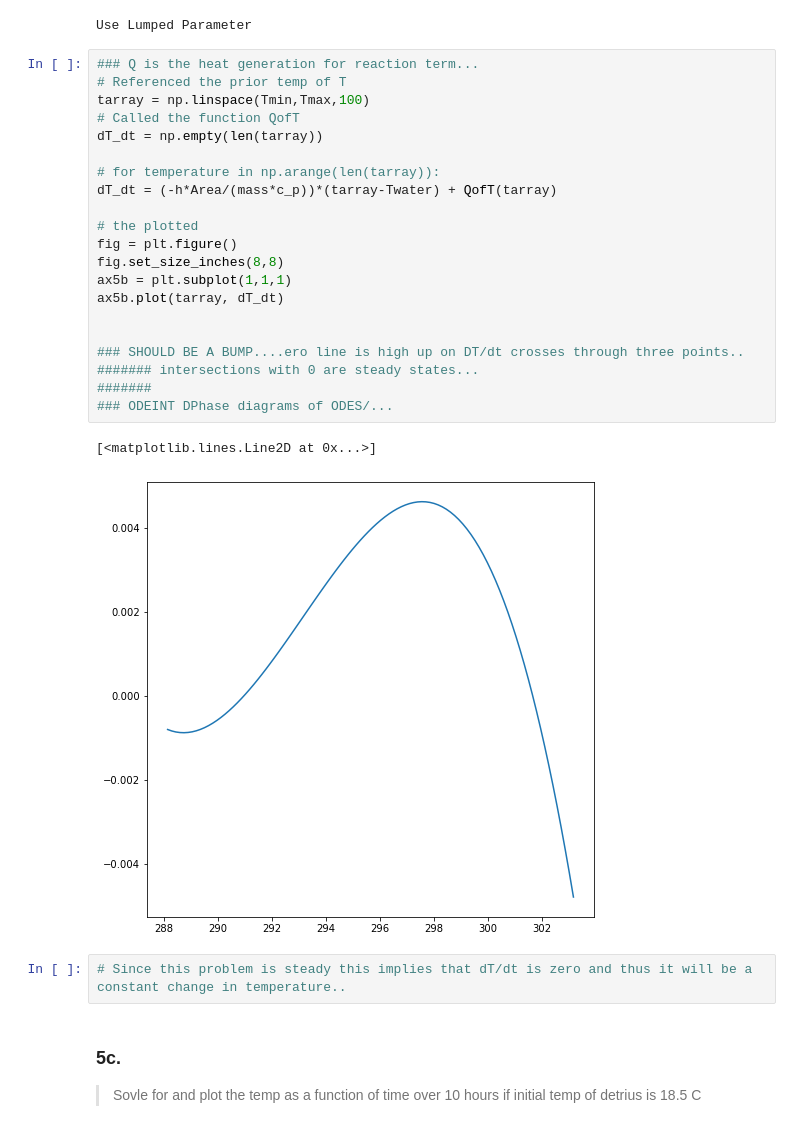
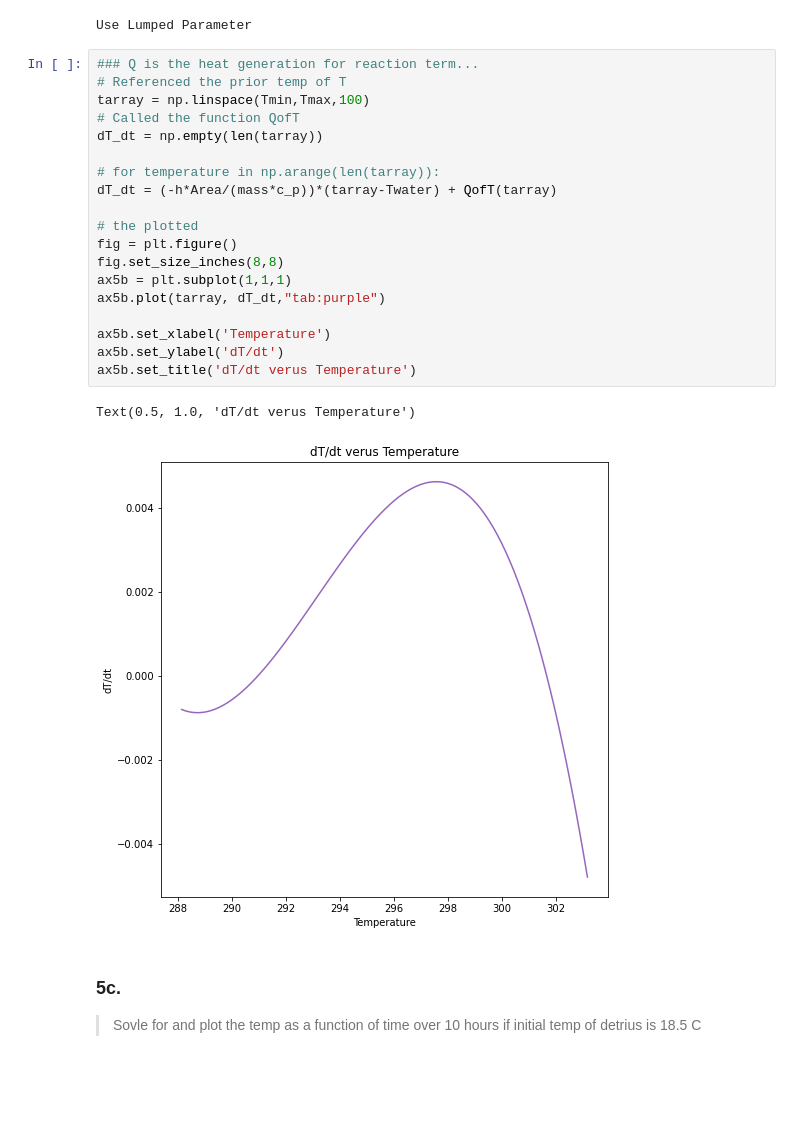
Before and after one commit to loganrower/BEE322_Thermo, a Jupyter notebook: HW5/HW5.ipynb, the cells around one changed output. Drawn from its saved outputs; the diff is of its cells as text; blank space fills up the shorter version.

```diff
--- a/HW5/HW5.ipynb
+++ b/HW5/HW5.ipynb
@@ -167,29 +105,25 @@ Use Lumped Parameter
 # %%
 ### Q is the heat generation for reaction term...
 # Referenced the prior temp of T
 tarray = np.linspace(Tmin,Tmax,100)
 # Called the function QofT
 dT_dt = np.empty(len(tarray))
 
 # for temperature in np.arange(len(tarray)):
 dT_dt = (-h*Area/(mass*c_p))*(tarray-Twater) + QofT(tarray)
 
 # the plotted
 fig = plt.figure()
 fig.set_size_inches(8,8)
 ax5b = plt.subplot(1,1,1)
-ax5b.plot(tarray, dT_dt)
+ax5b.plot(tarray, dT_dt,"tab:purple")
 
-
-### SHOULD BE A BUMP....ero line is high up on DT/dt crosses through three points..
-####### intersections with 0 are steady states...
-#######
-### ODEINT DPhase diagrams of ODES/...
+ax5b.set_xlabel('Temperature')
+ax5b.set_ylabel('dT/dt')
+ax5b.set_title('dT/dt verus Temperature')
 # %% [output]
-[<matplotlib.lines.Line2D at 0x...>]
+Text(0.5, 1.0, 'dT/dt verus Temperature')
-[figure, old version]
+[figure, new version]
-# %%
-# Since this problem is steady this implies that dT/dt is zero and thus it will be a constant change in temperature..
 # %% [markdown]
 ### 5c.
 > Sovle for and plot the temp as a function of time over 10 hours if initial temp of detrius is 18.5 C
```
Also changed, not shown: parts of 21 cells of this notebook.
